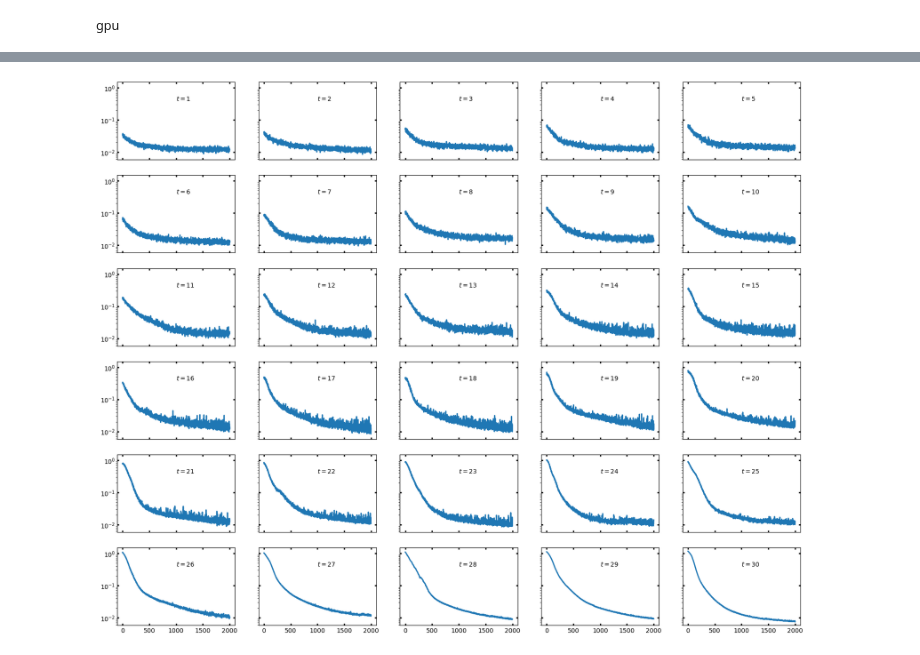
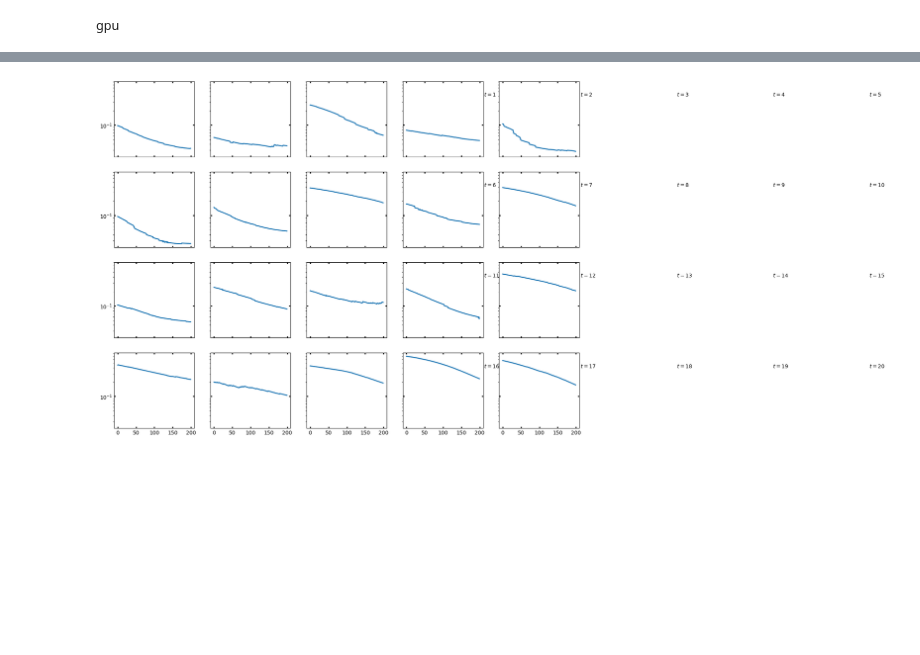
Before and after one commit to Francis-Hsu/QuantGenMdl, a Jupyter notebook: training_jax.ipynb, the cells around one changed output, grey strips where cells are left out. Cells and saved outputs as stored; diff of their text form; code cells hidden in the pictures; blank space fills up the shorter version.

```diff
--- a/training_jax.ipynb
+++ b/training_jax.ipynb
@@ -29,13 +26,14 @@ print(jax.lib.xla_bridge.get_backend().platform)
 # %% [output]
 gpu
 # %%
-def Training_t(model, t, inputs_T, params_tot, epochs, dis_measure='wd'):
+def Training_t(model, t, inputs_T, params_tot, init=None, epochs=1200, dis_measure='sink', learning_rate=1e-3, reg=0.001, threshold=1e-4):
     '''
     training for the backward PQC at step t using whole dataset
     Args:
     model: QDDPM model
     t: diffusion step
     params_tot: collection of PQC parameters for steps > t
+    init: initial parameters of the circuit
     epochs: number of iterations
     dis_measure: the distance measure to compare two distributions of quantum states
     dis_params: potential hyper-parameters for distance measure
@@ -45,22 +43,27 @@ def Training_t(model, t, inputs_T, params_tot, epochs, dis_measure='wd'):
     input_tplus1 = model.prepareInput_t(
         inputs_T, params_tot, t, Ndata)  # prepare input
     states_diff = model.states_diff
-    loss_hist = []  # record of training history
+    loss_hist = [] # record of training history
 
     # initialize parameters
     key = random.PRNGKey(np.random.randint(low=0, high=10000))
-    param_shape = 2 * model.n_tot * model.L
-    params_t = random.normal(key, shape=(param_shape, ))
+
+    if init is None:
+        param_shape = 2 * model.n_tot * model.L
+        params_t = random.normal(key, shape=(param_shape, ))
+    else:
+        params_t = init
+
 
     # set optimizer and learning rate decay
-    optimizer = optax.adam(learning_rate=1e-3)
+    optimizer = optax.adam(learning_rate=learning_rate)
     opt_state = optimizer.init(params_t)
 
     if dis_measure == 'nat':
         dist_func = naturalDistance
-
-    elif dis_measure == 'wd':
-        dist_func = sinkhornDistance
+    elif dis_measure == 'sink':
+        def dist_func(x, y): return sinkhornDistance(
+            x, y, reg=reg, threshold=threshold)
 
     def loss_func(params_t, input_tplus1, true_data):
         output_t = model.backwardOutput_t(input_tplus1, params_t)
@@ -77,8 +80,8 @@ def Training_t(model, t, inputs_T, params_tot, epochs, dis_measure='wd'):
 
         return new_params_t, new_opt_state, loss_value
 
-    t0 = time.time()
-    for step in range(epochs):
+    # t0 = time.time()
+    for _ in range(epochs):
         np.random.seed()
         indices = np.random.choice(
             states_diff.shape[1], size=Ndata, replace=False)
@@ -87,7 +90,7 @@ def Training_t(model, t, inputs_T, params_tot, epochs, dis_measure='wd'):
         params_t, opt_state, loss_value = update(
             params_t, input_tplus1, true_data, opt_state)
 
-        # if step % 500 == 0:
+        # if step % 600 == 0:
         #     print("Step {}, loss: {:.7f}, time elapsed: {:.4f} seconds".format(
         #         step, loss_value, time.time() - t0))
 
@@ -95,16 +98,16 @@ def Training_t(model, t, inputs_T, params_tot, epochs, dis_measure='wd'):
 
     return params_t, loss_hist
 # %%
-n, na = 4, 2
-T = 30
-L = 12
+n, na = 1, 1
+T = 20
+L = 4
 
 Ndata = 100
-epochs = 2001
+epochs = 2500
 
 inputs_T = HaarSampleGeneration(Ndata, 2 ** n, seed=42)
-states_diff = jnp.load('data/tfim/tfimDiff_n4T30_N10000.npy')
-# states_diff = jnp.load('data/cluster/cluster0Diff_n6T20_N10000.npy')
+# states_diff = jnp.load('data/tfim/tfimDiff_n4T30_N10000.npy')
+states_diff = jnp.load('data/cluster/cluster0Diff_n1T20_N100.npy')
 # %%
 model = QDDPM(n=n, na=na, T=T, L=L)
 model.set_diffusionSet(states_diff)
@@ -112,9 +115,10 @@ model.set_diffusionSet(states_diff)
 loss_list = []
 params_tot = jnp.zeros((T, 2 * (n + na) * L))
 
+param = None
 t0 = time.time()
 for t in range(T - 1, -1, -1):
-    params, loss = Training_t(model, t, inputs_T, params_tot, epochs, 'nat')
+    params, loss = Training_t(model, t, inputs_T, params_tot, param, epochs, 'sink', reg=0.001, threshold=1e-5)
     params_tot = params_tot.at[t].set(params)
     loss_list.append(loss)
     # clear_output(wait=True)
@@ -141,10 +145,10 @@ Iteration 0 done, time elapsed: 694.1443 seconds
 # %%
-fig, axs = plt.subplots(6, 5, figsize=(20, 16), sharex=True, sharey=True)
+fig, axs = plt.subplots(4, 5, figsize=(16, 12), sharex=True, sharey=True)
 for i in range(T):
     axs[i // 5, i % 5].plot(loss_list[i], lw=2)
     axs[i // 5, i % 5].tick_params(direction='in', length=3, width=2, top='on', right='on', labelsize=10)
     axs[i // 5, i % 5].text(x=1000, y=0.4, s=r'$t=%d$'%(i+1), fontsize=10)
     axs[i // 5, i % 5].set_yscale('log')
 # %% [output]
-[figure, old version]
+[figure, new version]
 # %%
```
Also changed, not shown: parts of 4 cells of this notebook, 3 other files.
